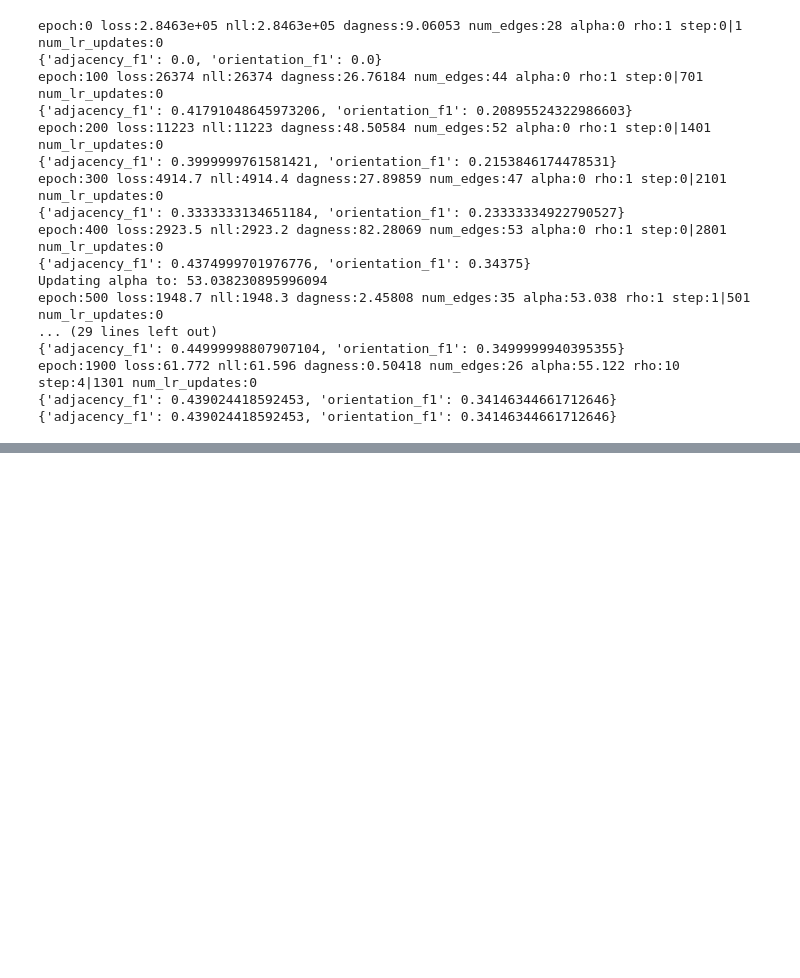
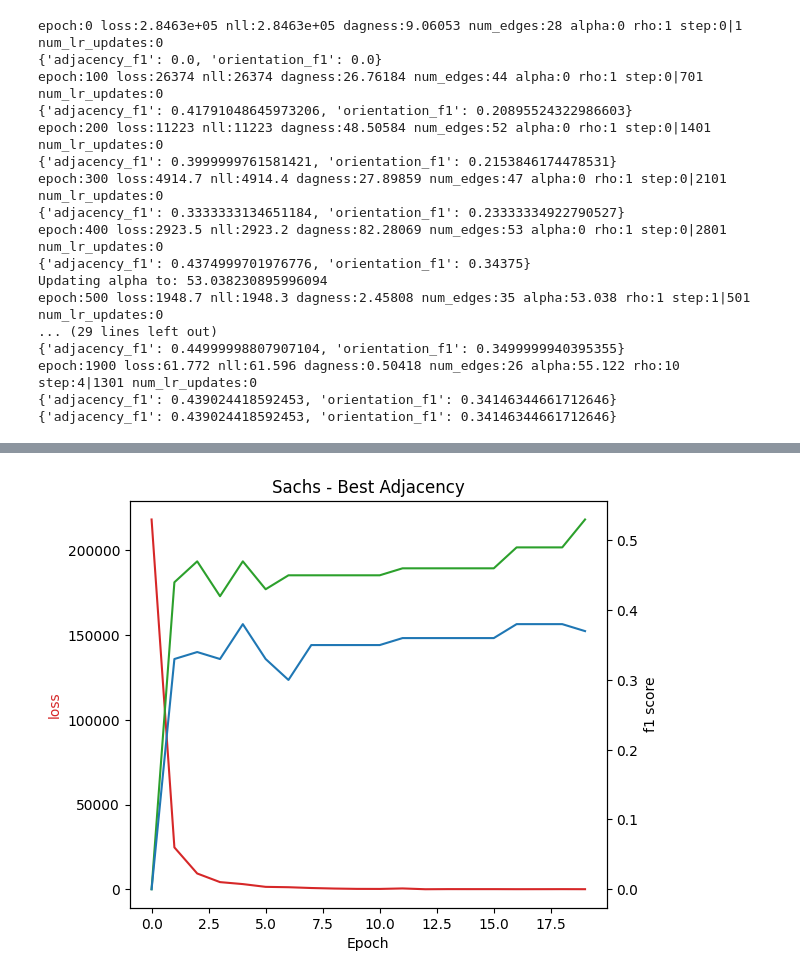
Before and after one commit to diaconuccalin/AI_in_Industry_Project, a Jupyter notebook: models/deci/deci_notebook.ipynb, the cells around one changed output, grey strips where cells are left out. Drawn from its saved outputs; the diff is of its cells as text; code cells hidden in the pictures; blank space fills up the shorter version.

```diff
--- a/models/deci/deci_notebook.ipynb
+++ b/models/deci/deci_notebook.ipynb
@@ -606,0 +693,23 @@ As expected, almost overall significantly worse results for the discretized data
+# %%
+import matplotlib.pyplot as plt
+
+losses = [218260, 24728, 9329, 4239, 3071, 1440, 1225, 759, 448, 249, 218, 505, 37, 107, 97, 98, 65, 74, 94, 60]
+f1_adj = [0, 0.44, 0.47, 0.42, 0.47, 0.43, 0.45, 0.45, 0.45, 0.45, 0.45, 0.46, 0.46, 0.46, 0.46, 0.46, 0.49, 0.49, 0.49, 0.53]
+f1_orientation = [0, 0.33, 0.34, 0.33, 0.38, 0.33, 0.3, 0.35, 0.35, 0.35, 0.35, 0.36, 0.36, 0.36, 0.36, 0.36, 0.38, 0.38, 0.38, 0.37]
+
+fig, ax1 = plt.subplots()
+
+ax1.plot(np.arange(len(losses)), losses, color="tab:red")
+ax1.set_xlabel("Epoch")
+ax1.set_ylabel('loss', color="tab:red")
+ax2 = ax1.twinx()
+ax2.plot(np.arange(len(losses)), f1_adj, color="tab:green")
+ax2.plot(np.arange(len(losses)), f1_orientation, color="tab:blue")
+ax2.set_ylabel('f1 score')
+
+fig.tight_layout()
+
+plt.title("Sachs - Best Adjacency")
+plt.show()
+# %% [output]
+[figure, added]
```
Also changed, not shown: parts of 8 cells of this notebook, 1 other file.
